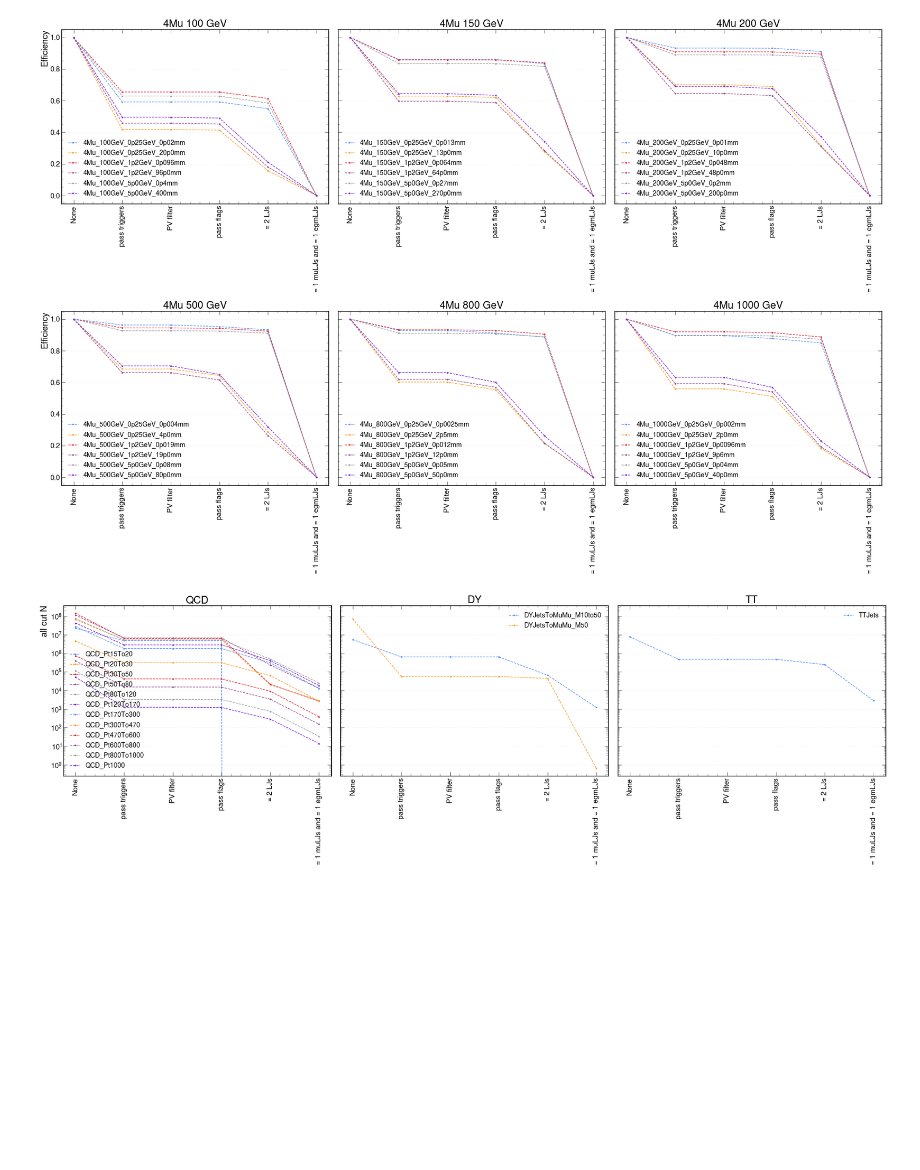
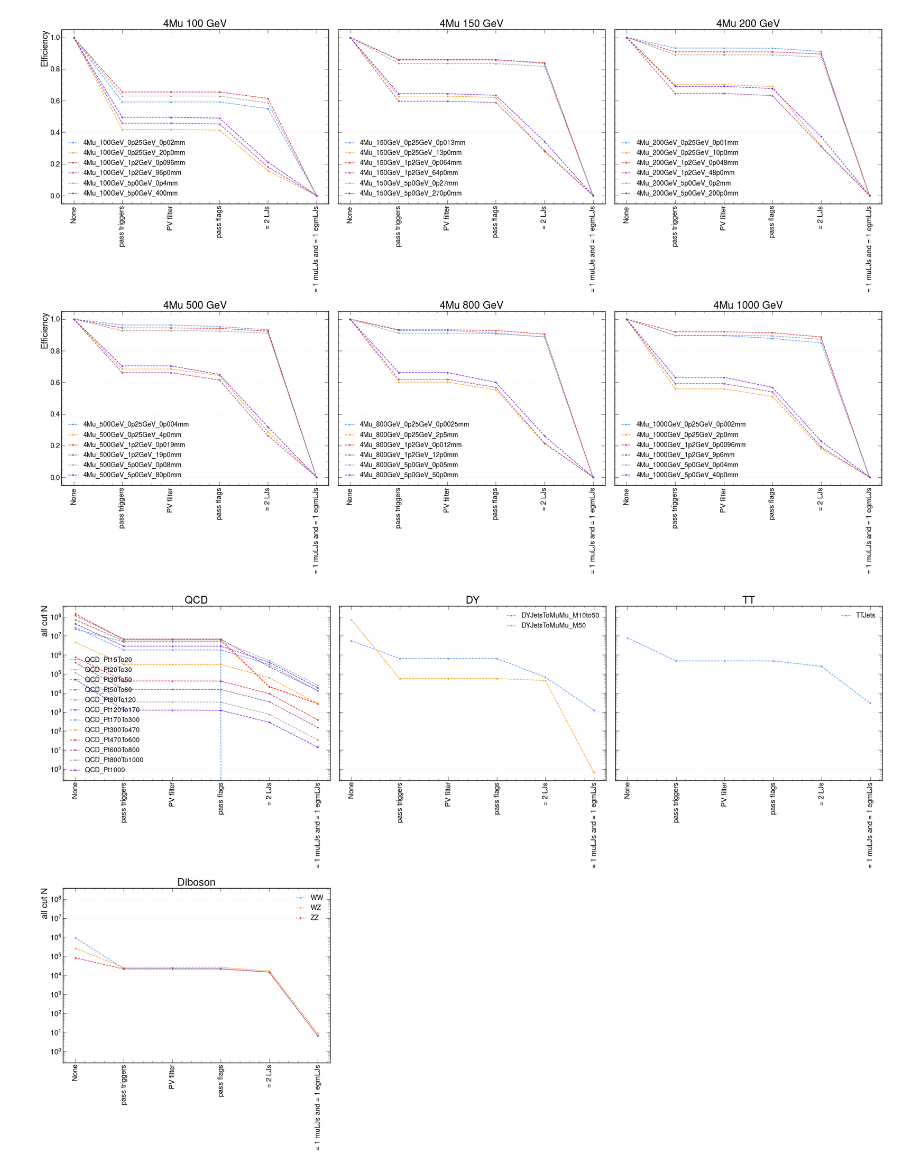
Before and after one commit to cms-sidm/SIDM, a Jupyter notebook: sidm/studies/2LJ_CR/02_MuLJ==1,EGMLJ==1_CR_Cutflow.ipynb, the cells around one changed output. Saved outputs shown, nothing was run; the diff lists cells and outputs as text; code cells hidden in the pictures; blank space fills up the shorter version.

```diff
--- a/sidm/studies/2LJ_CR/02_MuLJ==1,EGMLJ==1_CR_Cutflow.ipynb
+++ b/sidm/studies/2LJ_CR/02_MuLJ==1,EGMLJ==1_CR_Cutflow.ipynb
@@ -58,6 +58,9 @@ samples_bkg = [
     "QCD_Pt1000",
     "DYJetsToMuMu_M10to50",
     "DYJetsToMuMu_M50",
+    "WW",
+    "WZ",
+    "ZZ",
 ]
 # %%
 #First check if there is already an out dictionary
@@ -378,6 +381,11 @@ DY = [
 ]
 
 TT = ["TTJets"]
+
+Diboson = [
+    "WW",
+    "WZ",
+    "ZZ"]
 # %%
 fig, axes = plot_cutflow_panels(
     out=out,
@@ -501,27 +509,29 @@ fig, axes = plot_cutflow_panels(
 # %%
 fig, axes = plot_cutflow_panels(
     out=out,
     sample_groups=[
         QCD,
         DY,
         TT,
+        Diboson,
     ],
     channel=channels[0],
     titles=[
         "QCD",
         "DY",
         "TT",
+        "Diboson",
     ],
     unweighted=False,
     cumulative=True,
     normalize=False,
     logy=True,
-    figsize=(36, 12),
+    figsize=(36, 24),
     ncols=3,
     ncol_legend=1,
 )
 # %% [output]
-[figure, old version]
+[figure, new version]
 # %%
 fig, axes = plot_cutflow_panels(
     out=out,
```
Also changed, not shown: parts of 4 cells of this notebook, 14 other files.
